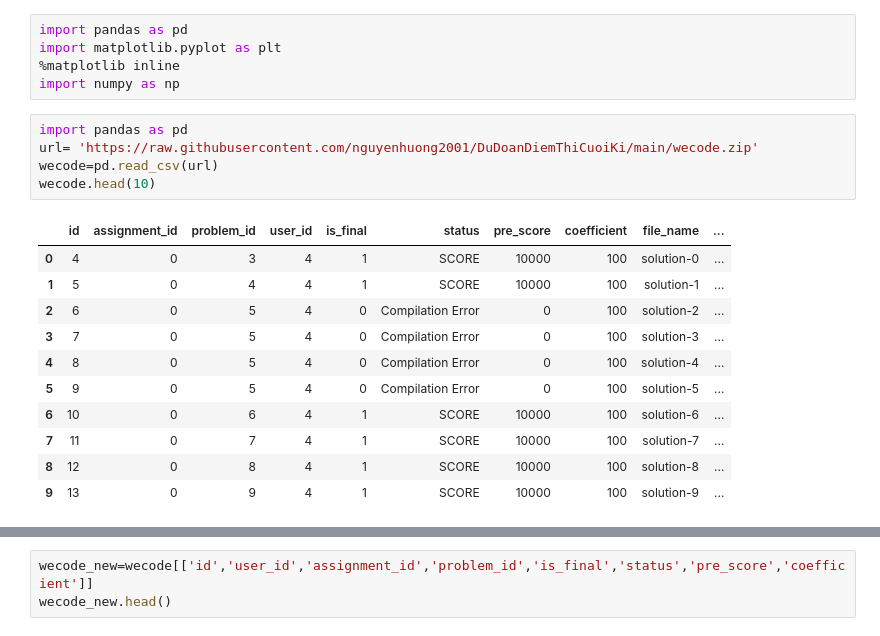
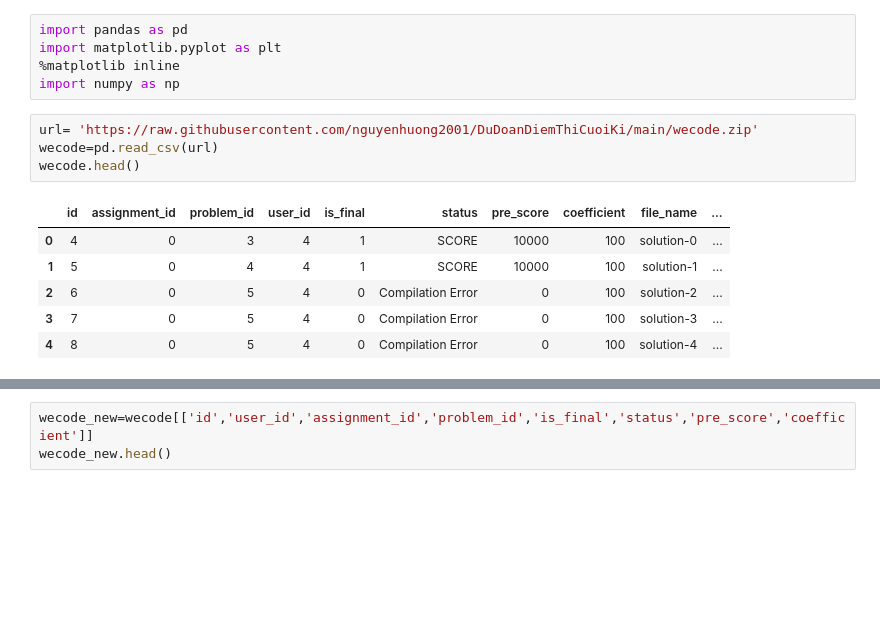
Before and after one commit to dxmai/CS114.L21.KHCL, a Jupyter notebook: Colab/DuDoanDiemCuoiKi.ipynb, the cells around one changed output, grey strips where cells are left out. Drawn from its saved outputs; the diff is of its cells as text; blank space fills up the shorter version.

```diff
--- a/Colab/DuDoanDiemCuoiKi.ipynb
+++ b/Colab/DuDoanDiemCuoiKi.ipynb
@@ -12,22 +14,16 @@ import matplotlib.pyplot as plt
 %matplotlib inline
 import numpy as np
 # %%
-import pandas as pd
 url= 'https://raw.githubusercontent.com/nguyenhuong2001/DuDoanDiemThiCuoiKi/main/wecode.zip'
 wecode=pd.read_csv(url)
-wecode.head(10)
+wecode.head()
 # %% [output]
 |  | id | assignment_id | problem_id | user_id | is_final | status | pre_score | coefficient | file_name | ... |
 | 0 | 4 | 0 | 3 | 4 | 1 | SCORE | 10000 | 100 | solution-0 | ... |
 | 1 | 5 | 0 | 4 | 4 | 1 | SCORE | 10000 | 100 | solution-1 | ... |
 | 2 | 6 | 0 | 5 | 4 | 0 | Compilation Error | 0 | 100 | solution-2 | ... |
 | 3 | 7 | 0 | 5 | 4 | 0 | Compilation Error | 0 | 100 | solution-3 | ... |
 | 4 | 8 | 0 | 5 | 4 | 0 | Compilation Error | 0 | 100 | solution-4 | ... |
-| 5 | 9 | 0 | 5 | 4 | 0 | Compilation Error | 0 | 100 | solution-5 | ... |
-| 6 | 10 | 0 | 6 | 4 | 1 | SCORE | 10000 | 100 | solution-6 | ... |
-| 7 | 11 | 0 | 7 | 4 | 1 | SCORE | 10000 | 100 | solution-7 | ... |
-| 8 | 12 | 0 | 8 | 4 | 1 | SCORE | 10000 | 100 | solution-8 | ... |
-| 9 | 13 | 0 | 9 | 4 | 1 | SCORE | 10000 | 100 | solution-9 | ... |
 # %%
 url2='https://raw.githubusercontent.com/nguyenhuong2001/DuDoanDiemThiCuoiKi/main/score_training.csv'
 score=pd.read_csv(url2)
```
Also changed, not shown: parts of 60 cells of this notebook.
